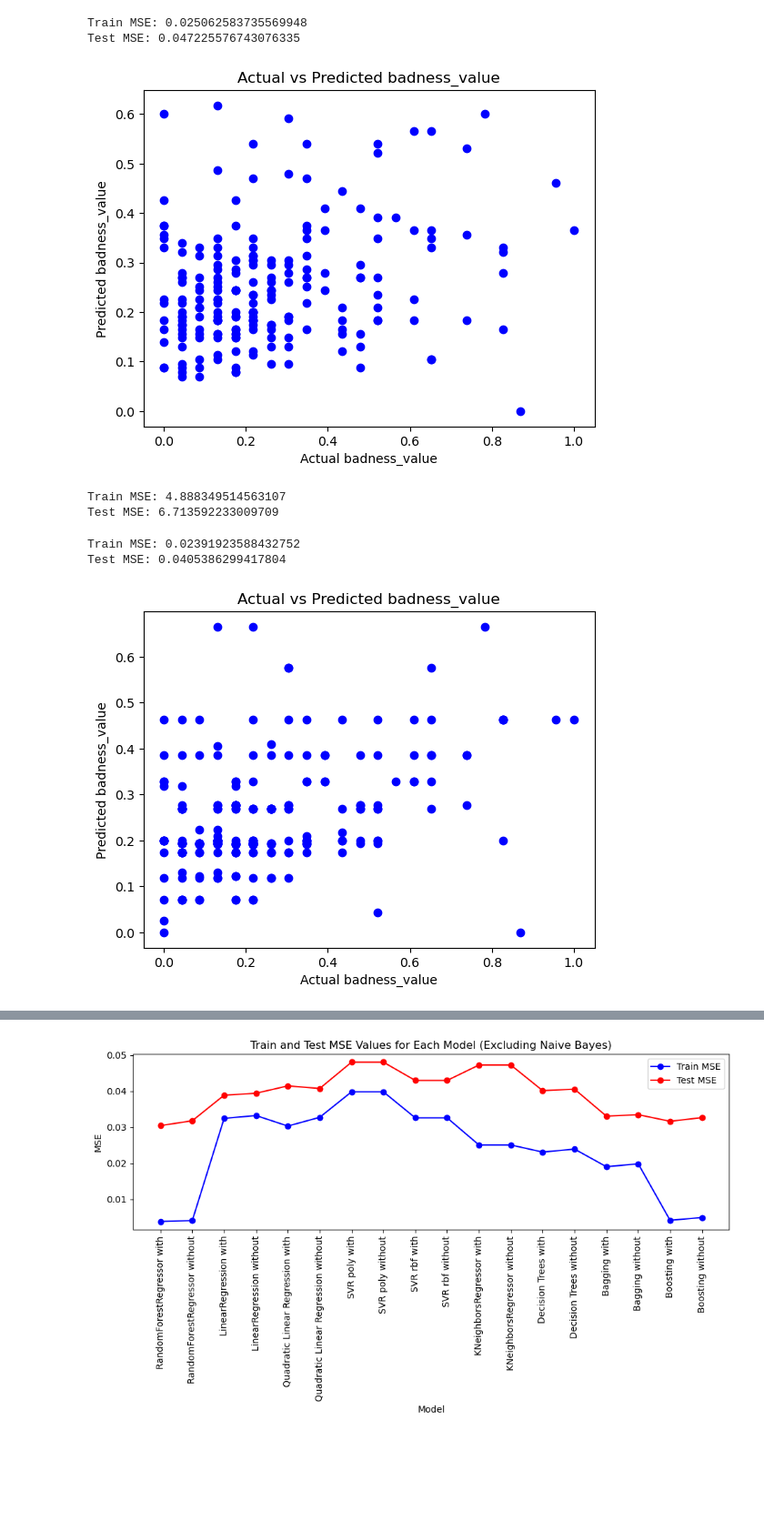
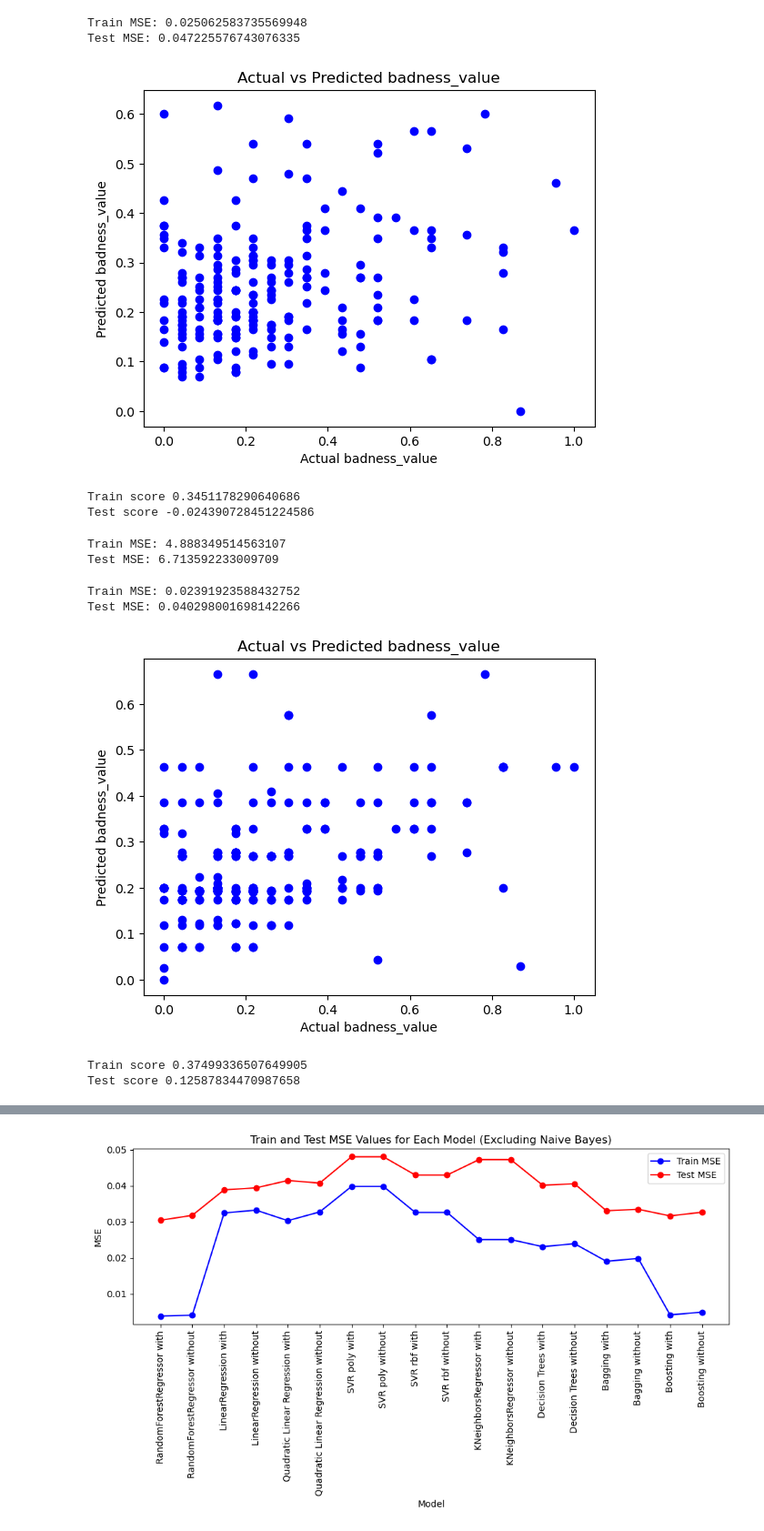
Before and after one commit to Awesomo1/Earthquake-Project, a Jupyter notebook: Playing with some Models_Flo.ipynb, the cells around one changed output, grey strips where cells are left out. Shown at 91% size. Drawn from its saved outputs; the diff is of its cells as text; code cells hidden in the pictures; blank space fills up the shorter version.

```diff
--- a/Playing with some Models_Flo.ipynb
+++ b/Playing with some Models_Flo.ipynb
@@ -1,3 +1,7 @@
+# %%
+import pandas as pd
+import numpy as np
+scores_df = pd.DataFrame(columns=['model', 'train_score', 'test_score'])
 # %%
 # RandomForestRegressor With Latitude & Langitude
 # Train MSE: 0.0038547155743571854
@@ -208,4 +240,16 @@ plt.xlabel('Actual badness_value')
 plt.ylabel('Predicted badness_value')
 plt.title('Actual vs Predicted badness_value')
 plt.show()
+
+scores_df = scores_df._append(
+    {
+        'model': 'SVR rbf',
+        'train_score': model.score(X_train, y_train),
+        'test_score': model.score(X_test, y_test),
+    },
+    ignore_index=True,
+)
+
+print('Train score',model.score(X_train, y_train))
+print('Test score',model.score(X_test, y_test))
 # %% [output]
@@ -259,10 +305,24 @@ plt.xlabel('Actual badness_value')
 plt.ylabel('Predicted badness_value')
 plt.title('Actual vs Predicted badness_value')
 plt.show()
+
+scores_df = scores_df._append(
+    {
+        'model': 'KNeighborsRegressor',
+        'train_score': model.score(X_train, y_train),
+        'test_score': model.score(X_test, y_test),
+    },
+    ignore_index=True,
+)
+
+print('Train score',model.score(X_train, y_train))
+print('Test score',model.score(X_test, y_test))
 # %% [output]
 Train MSE: 0.025062583735569948
 Test MSE: 0.047225576743076335
 [figure]
+Train score 0.3451178290640686
+Test score -0.024390728451224586
 # %%
 # Naive Bayes for regression With Latitude & Langitude
 # Train MSE: 4.888349514563107
@@ -332,35 +392,49 @@ data = pd.read_csv('master_df_reduced.csv')
 # Selecting predictors and outcome
 X = data[['Focal Depth (km)', 'Mag', 'Average Income', 'p0p50_share', 'pop_total']]
 y = data['badness_value']
 
 # Splitting data into train and test sets
 X_train, X_test, y_train, y_test = train_test_split(X, y, test_size=0.2, random_state=42)
 
 # Initialize and train the model
 model = DecisionTreeRegressor(max_depth=5)  # You can adjust max_depth to control the size of the tree
 model.fit(X_train, y_train)
 
 # Predictions
 y_pred_train = model.predict(X_train)
 y_pred_test = model.predict(X_test)
 
 # Evaluate the model
 train_mse = mean_squared_error(y_train, y_pred_train)
 test_mse = mean_squared_error(y_test, y_pred_test)
 
 print(f"Train MSE: {train_mse}")
 print(f"Test MSE: {test_mse}")
 
 # Plotting the results
 plt.scatter(y_test, y_pred_test, color='blue')
 plt.xlabel('Actual badness_value')
 plt.ylabel('Predicted badness_value')
 plt.title('Actual vs Predicted badness_value')
 plt.show()
+
+scores_df = scores_df._append(
+    {
+        'model': 'DecisionTreeRegressor',
+        'train_score': model.score(X_train, y_train),
+        'test_score': model.score(X_test, y_test),
+    },
+    ignore_index=True,
+)
+
+print('Train score',model.score(X_train, y_train))
+print('Test score',model.score(X_test, y_test))
 # %% [output]
 Train MSE: 0.02391923588432752
-Test MSE: 0.0405386299417804
+Test MSE: 0.040298001698142266
-[figure, old version]
+[figure, new version]
+Train score 0.37499336507649905
+Test score 0.12587834470987658
 # %%
 # Bagging with
 # Train MSE: 0.019033784791433
```
Also changed, not shown: parts of 10 cells of this notebook, 11 other files.
